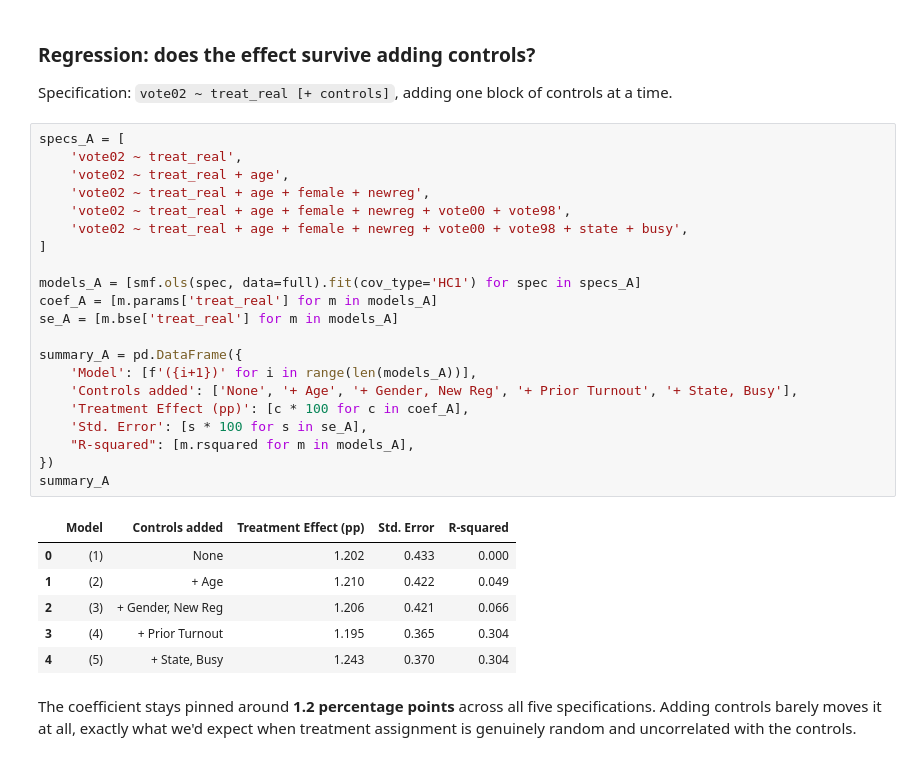
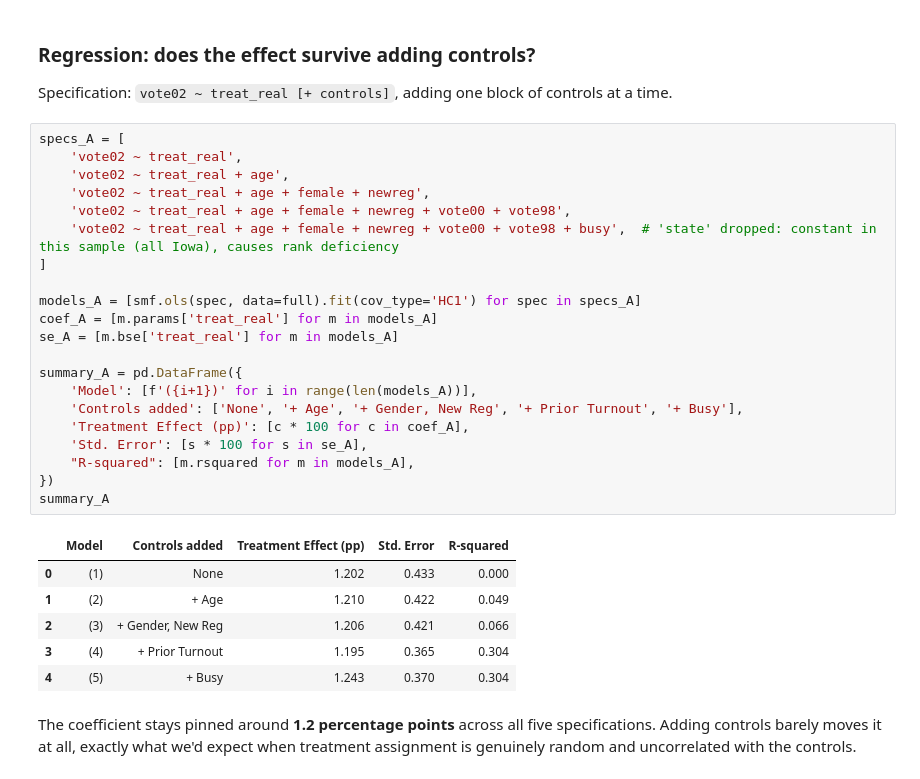
Before and after one commit to emil-saki/Causal-Inference-Methods, a Jupyter notebook: 01_rct_vs_selection_bias/notebook.ipynb, the cells around one changed output. Drawn from its saved outputs; the diff is of its cells as text.

```diff
--- a/01_rct_vs_selection_bias/notebook.ipynb
+++ b/01_rct_vs_selection_bias/notebook.ipynb
@@ -81,31 +81,31 @@ Specification: `vote02 ~ treat_real [+ controls]`, adding one block of controls
 # %%
 specs_A = [
     'vote02 ~ treat_real',
     'vote02 ~ treat_real + age',
     'vote02 ~ treat_real + age + female + newreg',
     'vote02 ~ treat_real + age + female + newreg + vote00 + vote98',
-    'vote02 ~ treat_real + age + female + newreg + vote00 + vote98 + state + busy',
+    'vote02 ~ treat_real + age + female + newreg + vote00 + vote98 + busy',  # 'state' dropped: constant in this sample (all Iowa), causes rank deficiency
 ]
 
 models_A = [smf.ols(spec, data=full).fit(cov_type='HC1') for spec in specs_A]
 coef_A = [m.params['treat_real'] for m in models_A]
 se_A = [m.bse['treat_real'] for m in models_A]
 
 summary_A = pd.DataFrame({
     'Model': [f'({i+1})' for i in range(len(models_A))],
-    'Controls added': ['None', '+ Age', '+ Gender, New Reg', '+ Prior Turnout', '+ State, Busy'],
+    'Controls added': ['None', '+ Age', '+ Gender, New Reg', '+ Prior Turnout', '+ Busy'],
     'Treatment Effect (pp)': [c * 100 for c in coef_A],
     'Std. Error': [s * 100 for s in se_A],
     "R-squared": [m.rsquared for m in models_A],
 })
 summary_A
 # %% [output]
 |  | Model | Controls added | Treatment Effect (pp) | Std. Error | R-squared |
 | 0 | (1) | None | 1.202 | 0.433 | 0.000 |
 | 1 | (2) | + Age | 1.210 | 0.422 | 0.049 |
 | 2 | (3) | + Gender, New Reg | 1.206 | 0.421 | 0.066 |
 | 3 | (4) | + Prior Turnout | 1.195 | 0.365 | 0.304 |
-| 4 | (5) | + State, Busy | 1.243 | 0.370 | 0.304 |
+| 4 | (5) | + Busy | 1.243 | 0.370 | 0.304 |
 # %% [markdown]
 The coefficient stays pinned around **1.2 percentage points** across all five specifications. Adding controls barely moves it at all, exactly what we'd expect when treatment assignment is genuinely random and uncorrelated with the controls.
 # %% [markdown]
```
